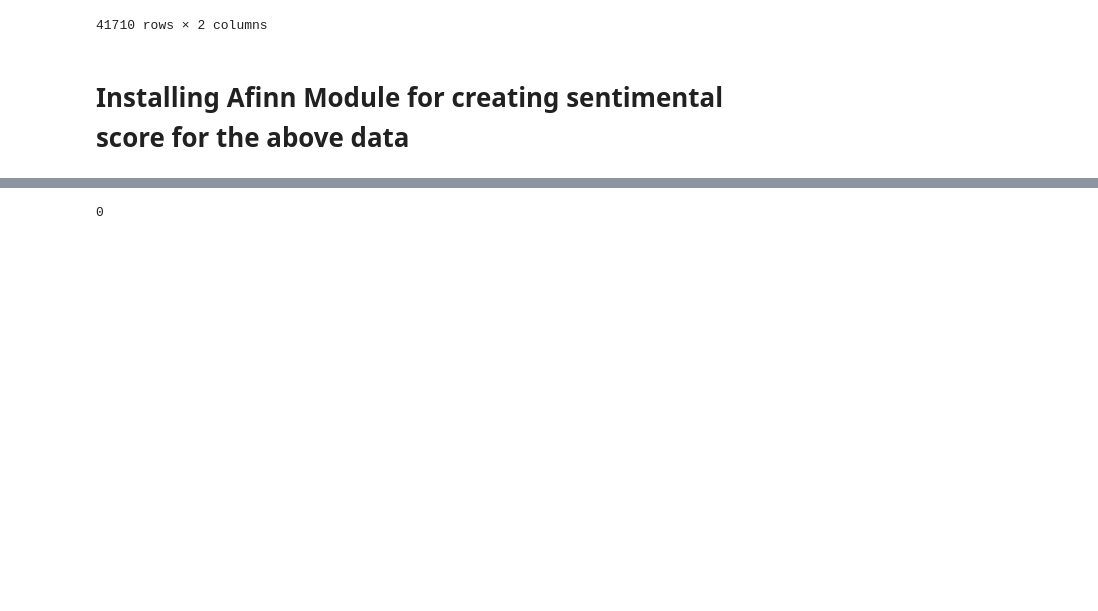
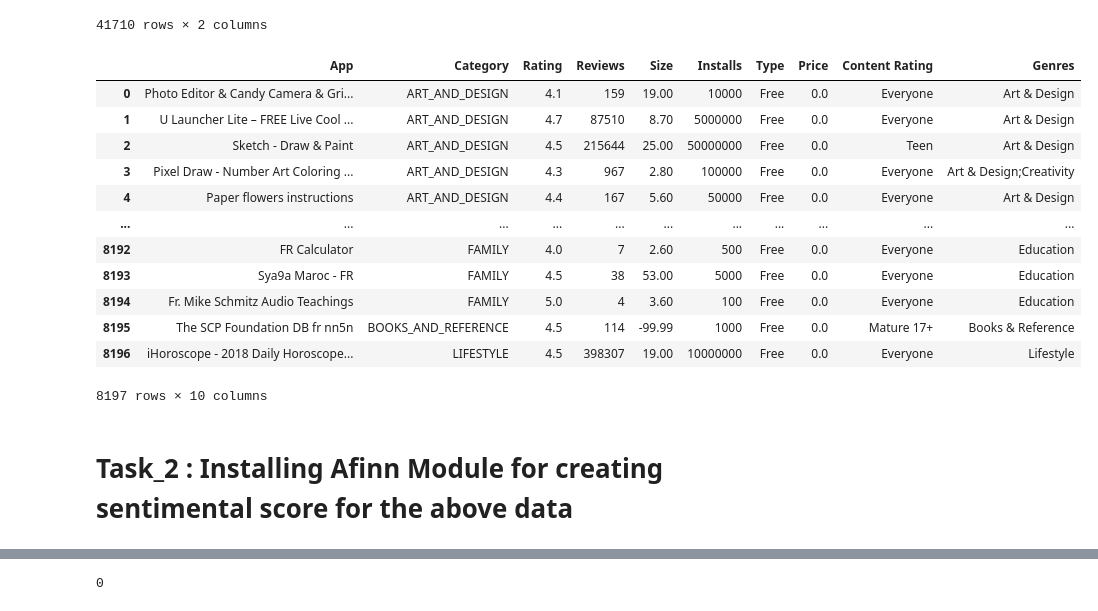
Before and after one commit to onurer87/data-5---team-4, a Jupyter notebook: Stage_2/Week_4/Week_4_vaibhav.ipynb, the cells around one changed output, grey strips where cells are left out. Cells and saved outputs as stored; diff of their text form; code cells hidden in the pictures; blank space fills up the shorter version.

Commit message:
Task_3 and Task_4

```diff
--- a/Stage_2/Week_4/Week_4_vaibhav.ipynb
+++ b/Stage_2/Week_4/Week_4_vaibhav.ipynb
@@ -21,5 +21,22 @@ df
 | 41708 | Housing-Real Estate & Property | NOREVIEW |
 | 41709 | Housing-Real Estate & Property | NOREVIEW |
 41710 rows × 2 columns
+# %%
+df_cp = pd.read_csv("C:/Users/DBSOM-L490-24/Documents/DEVELHOPE/PYTHON/data-5---team-4/Stage_2/Data/cleaned_googleplaystore.csv")
+df_cp
+# %% [output]
+|  | App | Category | Rating | Reviews | Size | Installs | Type | Price | Content Rating | Genres |
+| 0 | Photo Editor & Candy Camera & Gri... | ART_AND_DESIGN | 4.1 | 159 | 19.00 | 10000 | Free | 0.0 | Everyone | Art & Design |
+| 1 | U Launcher Lite – FREE Live Cool ... | ART_AND_DESIGN | 4.7 | 87510 | 8.70 | 5000000 | Free | 0.0 | Everyone | Art & Design |
+| 2 | Sketch - Draw & Paint | ART_AND_DESIGN | 4.5 | 215644 | 25.00 | 50000000 | Free | 0.0 | Teen | Art & Design |
+| 3 | Pixel Draw - Number Art Coloring ... | ART_AND_DESIGN | 4.3 | 967 | 2.80 | 100000 | Free | 0.0 | Everyone | Art & Design;Creativity |
+| 4 | Paper flowers instructions | ART_AND_DESIGN | 4.4 | 167 | 5.60 | 50000 | Free | 0.0 | Everyone | Art & Design |
+| ... | ... | ... | ... | ... | ... | ... | ... | ... | ... | ... |
+| 8192 | FR Calculator | FAMILY | 4.0 | 7 | 2.60 | 500 | Free | 0.0 | Everyone | Education |
+| 8193 | Sya9a Maroc - FR | FAMILY | 4.5 | 38 | 53.00 | 5000 | Free | 0.0 | Everyone | Education |
+| 8194 | Fr. Mike Schmitz Audio Teachings | FAMILY | 5.0 | 4 | 3.60 | 100 | Free | 0.0 | Everyone | Education |
+| 8195 | The SCP Foundation DB fr nn5n | BOOKS_AND_REFERENCE | 4.5 | 114 | -99.99 | 1000 | Free | 0.0 | Mature 17+ | Books & Reference |
+| 8196 | iHoroscope - 2018 Daily Horoscope... | LIFESTYLE | 4.5 | 398307 | 19.00 | 10000000 | Free | 0.0 | Everyone | Lifestyle |
+8197 rows × 10 columns
 # %% [markdown]
-# Installing Afinn Module for creating sentimental score for the above data
+# Task_2 : Installing Afinn Module for creating sentimental score for the above data
```
Also changed, not shown: parts of 16 cells of this notebook, 1 other file.
